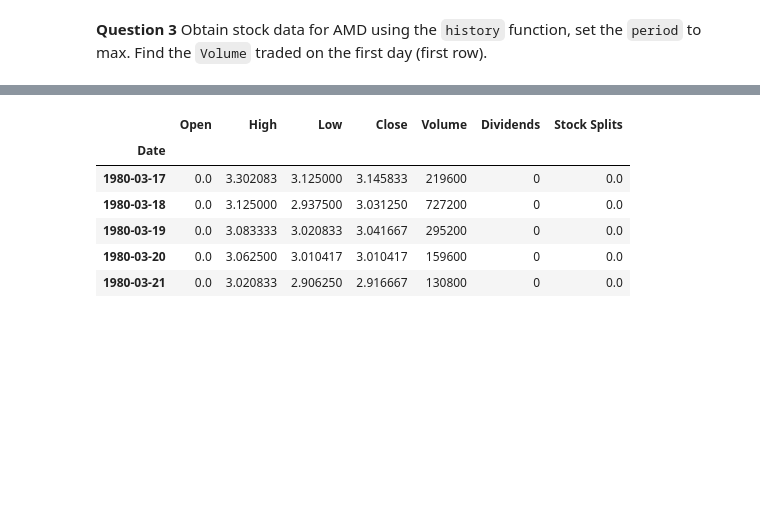
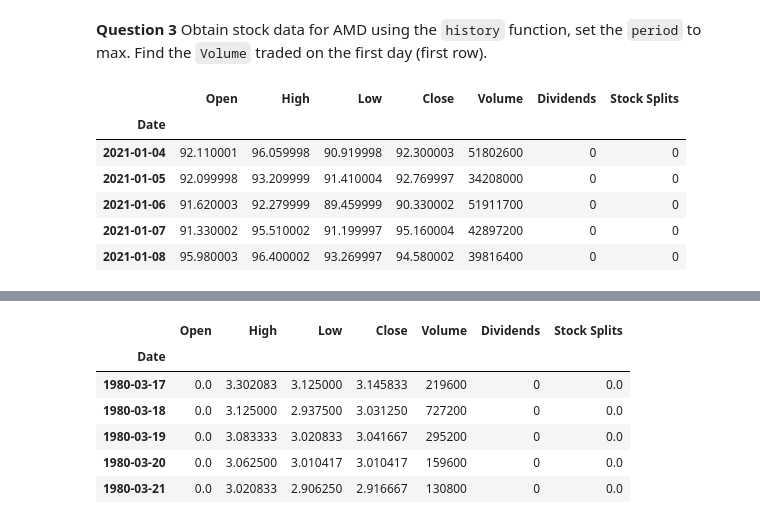
Before and after one commit to A-Alexandrov2021/Projects, a Jupyter notebook: Final_Assignment_Library_new_Apple.ipynb, the cells around one changed output, grey strips where cells are left out. Saved outputs shown, nothing was run; the diff lists cells and outputs as text; code cells hidden in the pictures; blank space fills up the shorter version.

```diff
--- a/Final_Assignment_Library_new_Apple.ipynb
+++ b/Final_Assignment_Library_new_Apple.ipynb
@@ -191,3 +191,14 @@ amd.info['sector']
 'Technology'
 # %% [markdown]
 <b>Question 3</b> Obtain stock data for AMD using the `history` function, set the `period` to max. Find the `Volume` traded on the first day (first row).
+# %%
+amd_share_price_data = amd.history(period="ytd")
+amd_share_price_data.head()
+# %% [output]
+|  | Open | High | Low | Close | Volume | Dividends | Stock Splits |
+| Date |  |  |  |  |  |  |  |
+| 2021-01-04 | 92.110001 | 96.059998 | 90.919998 | 92.300003 | 51802600 | 0 | 0 |
+| 2021-01-05 | 92.099998 | 93.209999 | 91.410004 | 92.769997 | 34208000 | 0 | 0 |
+| 2021-01-06 | 91.620003 | 92.279999 | 89.459999 | 90.330002 | 51911700 | 0 | 0 |
+| 2021-01-07 | 91.330002 | 95.510002 | 91.199997 | 95.160004 | 42897200 | 0 | 0 |
+| 2021-01-08 | 95.980003 | 96.400002 | 93.269997 | 94.580002 | 39816400 | 0 | 0 |
```
Also changed, not shown: parts of 4 cells of this notebook.
